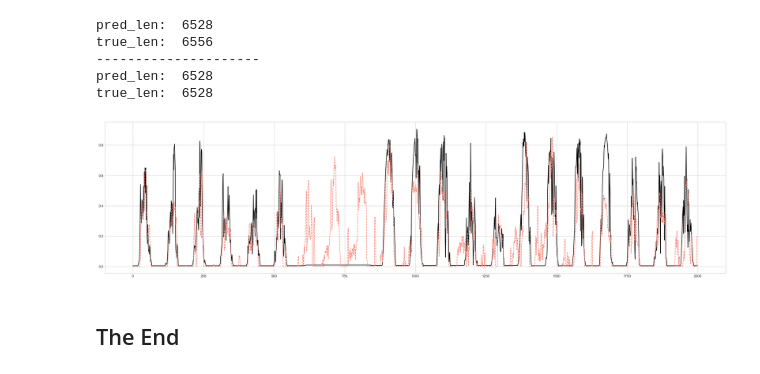
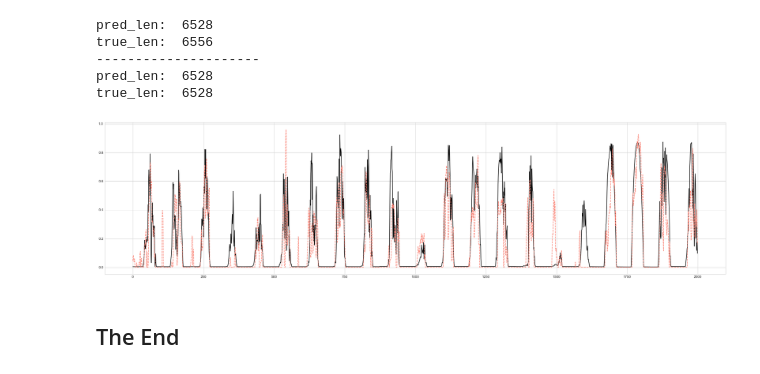
Before and after one commit to powerflow77/DeepLearning, a Jupyter notebook: Seq2Seq.ipynb, the cells around one changed output. Cells and saved outputs as stored; diff of their text form; code cells hidden in the pictures.

```diff
--- a/Seq2Seq.ipynb
+++ b/Seq2Seq.ipynb
@@ -411,13 +411,13 @@ true_len:  6528
 # %%
 cut = 2000
 
 fig, ax = plt.subplots(1,1, figsize=(32, 8))
 
-ax.plot(truelist[:cut], color='black')
-ax.plot(predlist[:cut], color='salmon', linestyle='dashed')
+ax.plot(truelist[cut:cut+cut], color='black')
+ax.plot(predlist[cut:cut+cut], color='salmon', linestyle='dashed')
 
 plt.show()
 # %% [output]
-[figure, old version]
+[figure, new version]
 # %% [markdown]
 ## The End
```
